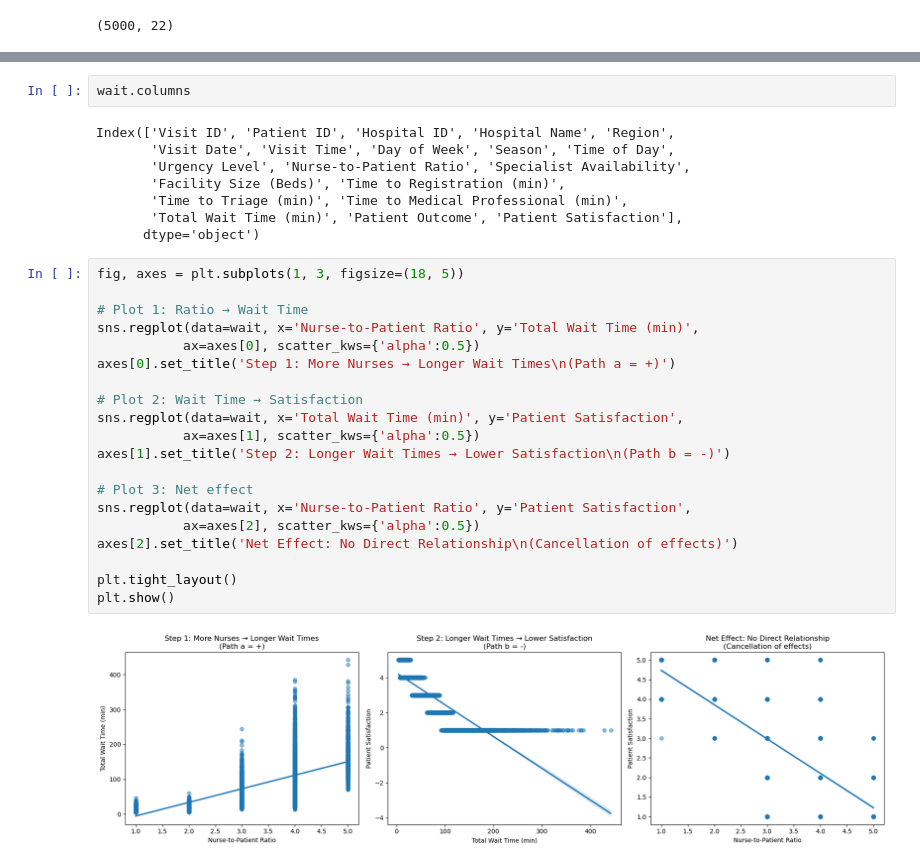
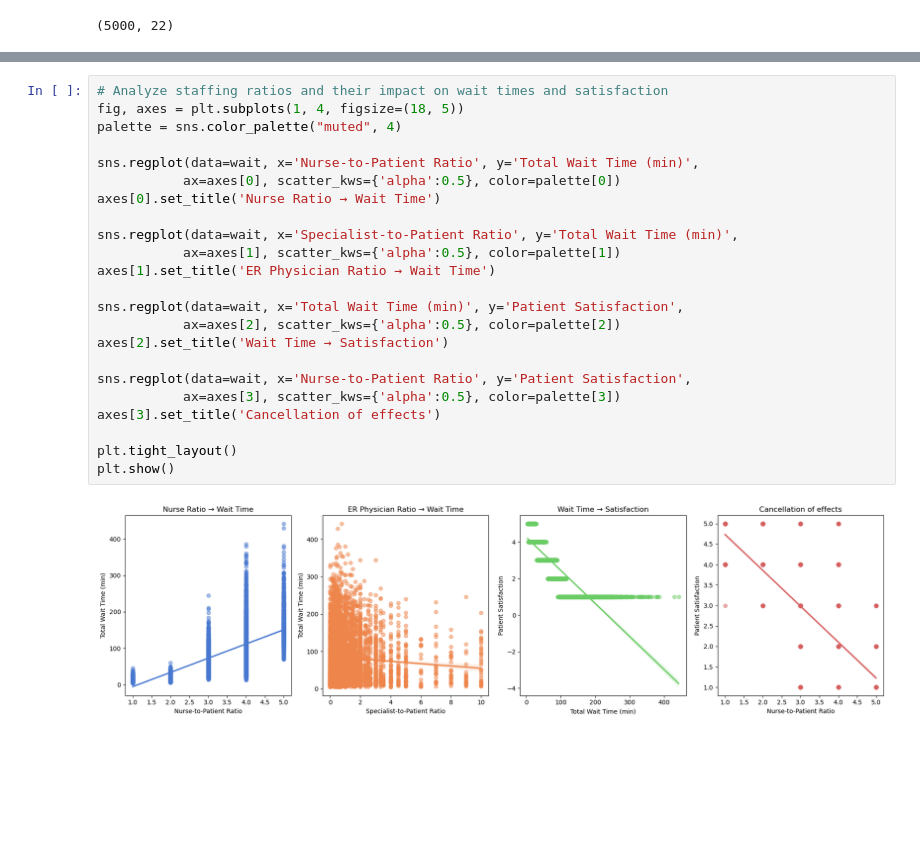
Before and after one commit to IreneDHA/Healthcare-WaitTime-Analysis, a Jupyter notebook: data_analysis.ipynb, the cells around one changed output, grey strips where cells are left out. Drawn from its saved outputs; the diff is of its cells as text; blank space fills up the shorter version.

```diff
--- a/data_analysis.ipynb
+++ b/data_analysis.ipynb
@@ -271,32 +260,25 @@ plt.tight_layout();
-# %%
-wait.columns
-# %% [output]
-Index(['Visit ID', 'Patient ID', 'Hospital ID', 'Hospital Name', 'Region',
-       'Visit Date', 'Visit Time', 'Day of Week', 'Season', 'Time of Day',
-       'Urgency Level', 'Nurse-to-Patient Ratio', 'Specialist Availability',
-       'Facility Size (Beds)', 'Time to Registration (min)',
-       'Time to Triage (min)', 'Time to Medical Professional (min)',
-       'Total Wait Time (min)', 'Patient Outcome', 'Patient Satisfaction'],
-      dtype='object')
 # %%
-fig, axes = plt.subplots(1, 3, figsize=(18, 5))
+# Analyze staffing ratios and their impact on wait times and satisfaction
+fig, axes = plt.subplots(1, 4, figsize=(18, 5))
+palette = sns.color_palette("muted", 4)
 
-# Plot 1: Ratio → Wait Time
 sns.regplot(data=wait, x='Nurse-to-Patient Ratio', y='Total Wait Time (min)',
-           ax=axes[0], scatter_kws={'alpha':0.5})
-axes[0].set_title('Step 1: More Nurses → Longer Wait Times\n(Path a = +)')
+           ax=axes[0], scatter_kws={'alpha':0.5}, color=palette[0])
+axes[0].set_title('Nurse Ratio → Wait Time')
 
-# Plot 2: Wait Time → Satisfaction
+sns.regplot(data=wait, x='Specialist-to-Patient Ratio', y='Total Wait Time (min)',
+           ax=axes[1], scatter_kws={'alpha':0.5}, color=palette[1])
+axes[1].set_title('ER Physician Ratio → Wait Time')
+
 sns.regplot(data=wait, x='Total Wait Time (min)', y='Patient Satisfaction',
-           ax=axes[1], scatter_kws={'alpha':0.5})
-axes[1].set_title('Step 2: Longer Wait Times → Lower Satisfaction\n(Path b = -)')
+           ax=axes[2], scatter_kws={'alpha':0.5}, color=palette[2])
+axes[2].set_title('Wait Time → Satisfaction')
 
-# Plot 3: Net effect
 sns.regplot(data=wait, x='Nurse-to-Patient Ratio', y='Patient Satisfaction',
-           ax=axes[2], scatter_kws={'alpha':0.5})
-axes[2].set_title('Net Effect: No Direct Relationship\n(Cancellation of effects)')
+           ax=axes[3], scatter_kws={'alpha':0.5}, color=palette[3])
+axes[3].set_title('Cancellation of effects')
 
 plt.tight_layout()
 plt.show()
 # %% [output]
-[figure, old version]
+[figure, new version]
```
Also changed, not shown: parts of 39 cells of this notebook, 8 other files.
